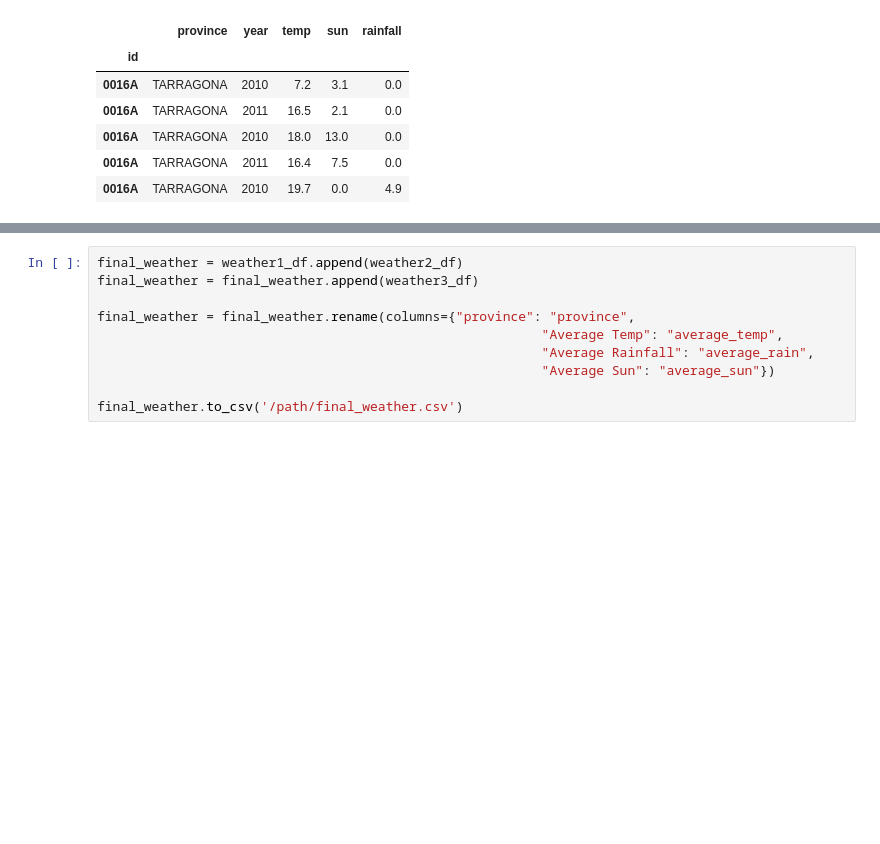
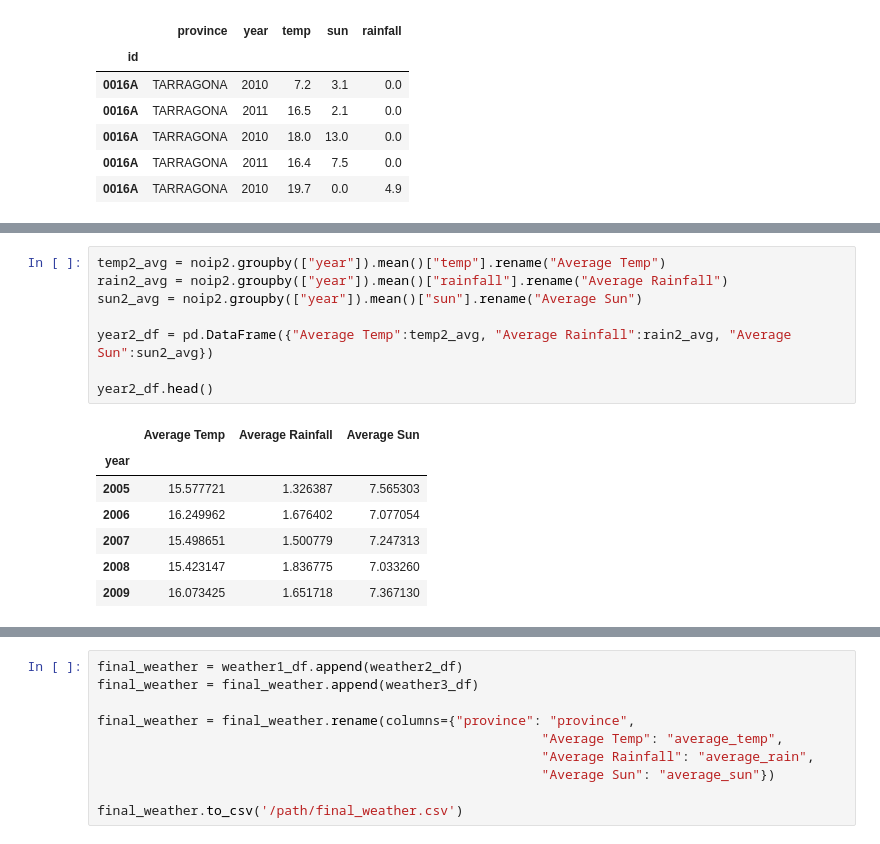
Before and after one commit to csick52/Wine-Repo, a Jupyter notebook: ETL Weather Data.ipynb, the cells around one changed output, grey strips where cells are left out. Saved outputs shown, nothing was run; the diff lists cells and outputs as text; blank space fills up the shorter version.

```diff
--- a/ETL Weather Data.ipynb
+++ b/ETL Weather Data.ipynb
@@ -289,0 +330,16 @@ weather3_df.head()
+# %%
+temp2_avg = noip2.groupby(["year"]).mean()["temp"].rename("Average Temp")
+rain2_avg = noip2.groupby(["year"]).mean()["rainfall"].rename("Average Rainfall")
+sun2_avg = noip2.groupby(["year"]).mean()["sun"].rename("Average Sun")
+
+year2_df = pd.DataFrame({"Average Temp":temp2_avg, "Average Rainfall":rain2_avg, "Average Sun":sun2_avg})
+
+year2_df.head()
+# %% [output]
+|  | Average Temp | Average Rainfall | Average Sun |
+| year |  |  |  |
+| 2005 | 15.577721 | 1.326387 | 7.565303 |
+| 2006 | 16.249962 | 1.676402 | 7.077054 |
+| 2007 | 15.498651 | 1.500779 | 7.247313 |
+| 2008 | 15.423147 | 1.836775 | 7.033260 |
+| 2009 | 16.073425 | 1.651718 | 7.367130 |
```
Also changed, not shown: parts of 8 cells of this notebook.
